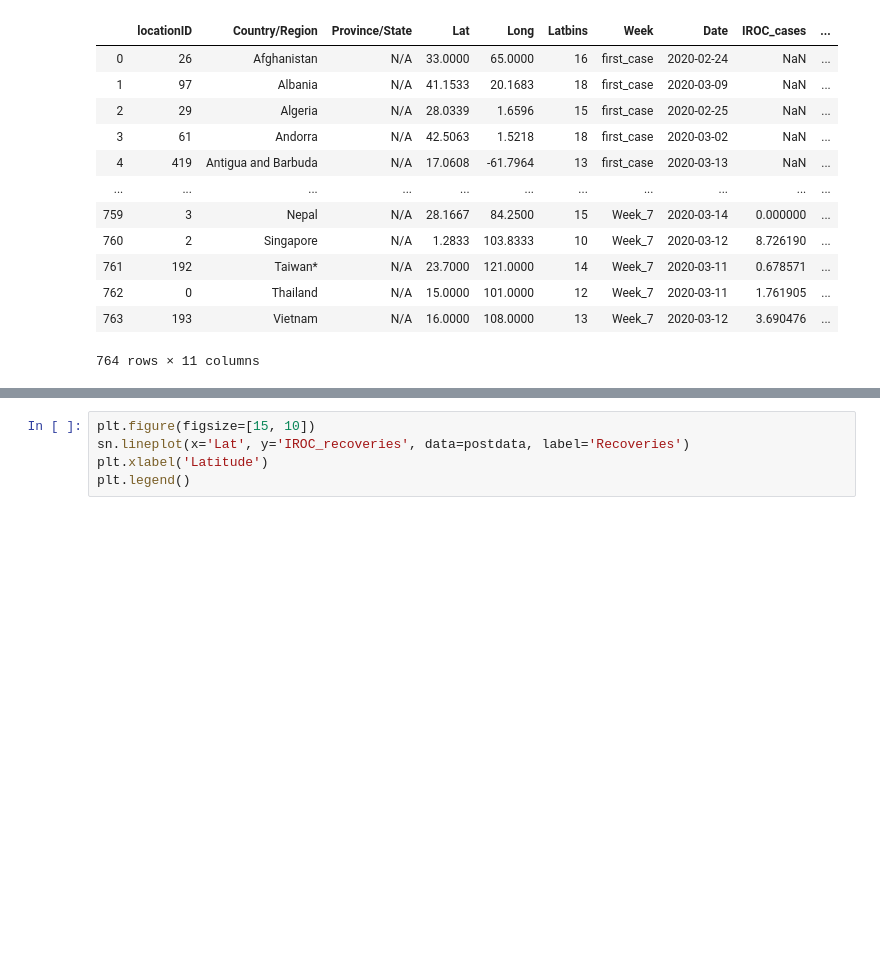
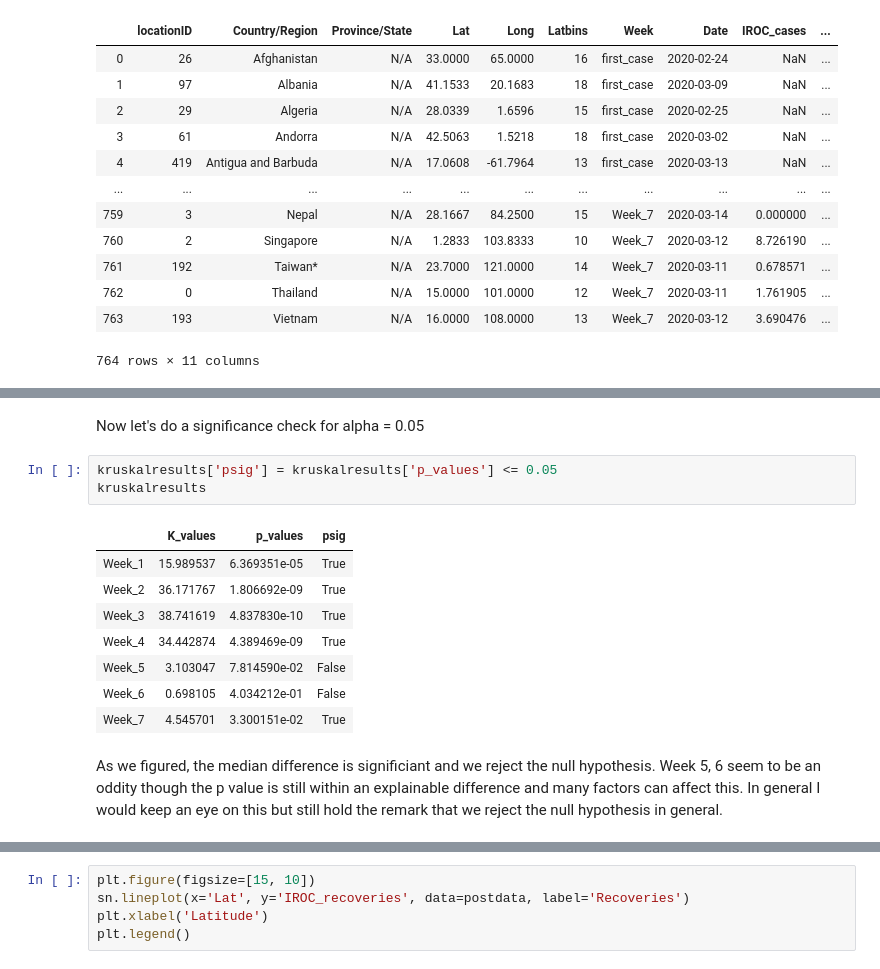
Before and after one commit to shobes572/DSI_Module-11_Capstone, a Jupyter notebook: Capstone_1_Covid-19.ipynb, the cells around one changed output, grey strips where cells are left out. Cells and saved outputs as stored; diff of their text form; blank space fills up the shorter version.

```diff
--- a/Capstone_1_Covid-19.ipynb
+++ b/Capstone_1_Covid-19.ipynb
@@ -464,3 +524,19 @@ postdata
+# %% [markdown]
+Now let's do a significance check for alpha = 0.05
+# %%
+kruskalresults['psig'] = kruskalresults['p_values'] <= 0.05
+kruskalresults
+# %% [output]
+|  | K_values | p_values | psig |
+| Week_1 | 15.989537 | 6.369351e-05 | True |
+| Week_2 | 36.171767 | 1.806692e-09 | True |
+| Week_3 | 38.741619 | 4.837830e-10 | True |
+| Week_4 | 34.442874 | 4.389469e-09 | True |
+| Week_5 | 3.103047 | 7.814590e-02 | False |
+| Week_6 | 0.698105 | 4.034212e-01 | False |
+| Week_7 | 4.545701 | 3.300151e-02 | True |
+# %% [markdown]
+As we figured, the median difference is significiant and we reject the null hypothesis.  Week 5, 6 seem to be an oddity though the p value is still within an explainable difference and many factors can affect this.  In general I would keep an eye on this but still hold the remark that we reject the null hypothesis in general.
 # %%
 plt.figure(figsize=[15, 10])
 sn.lineplot(x='Lat', y='IROC_cases', data=postdata, label='Cases')
```
Also changed, not shown: parts of 7 cells of this notebook, 1 other file.
